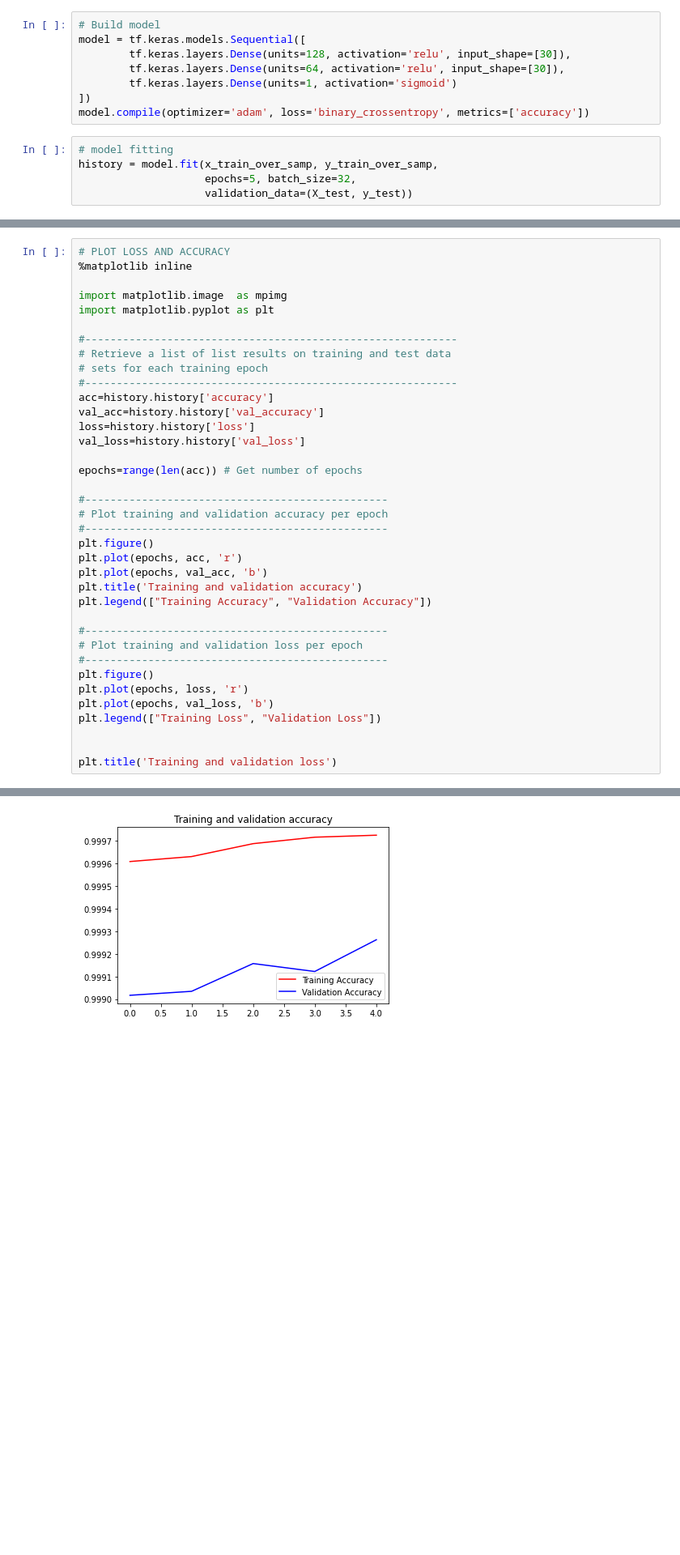
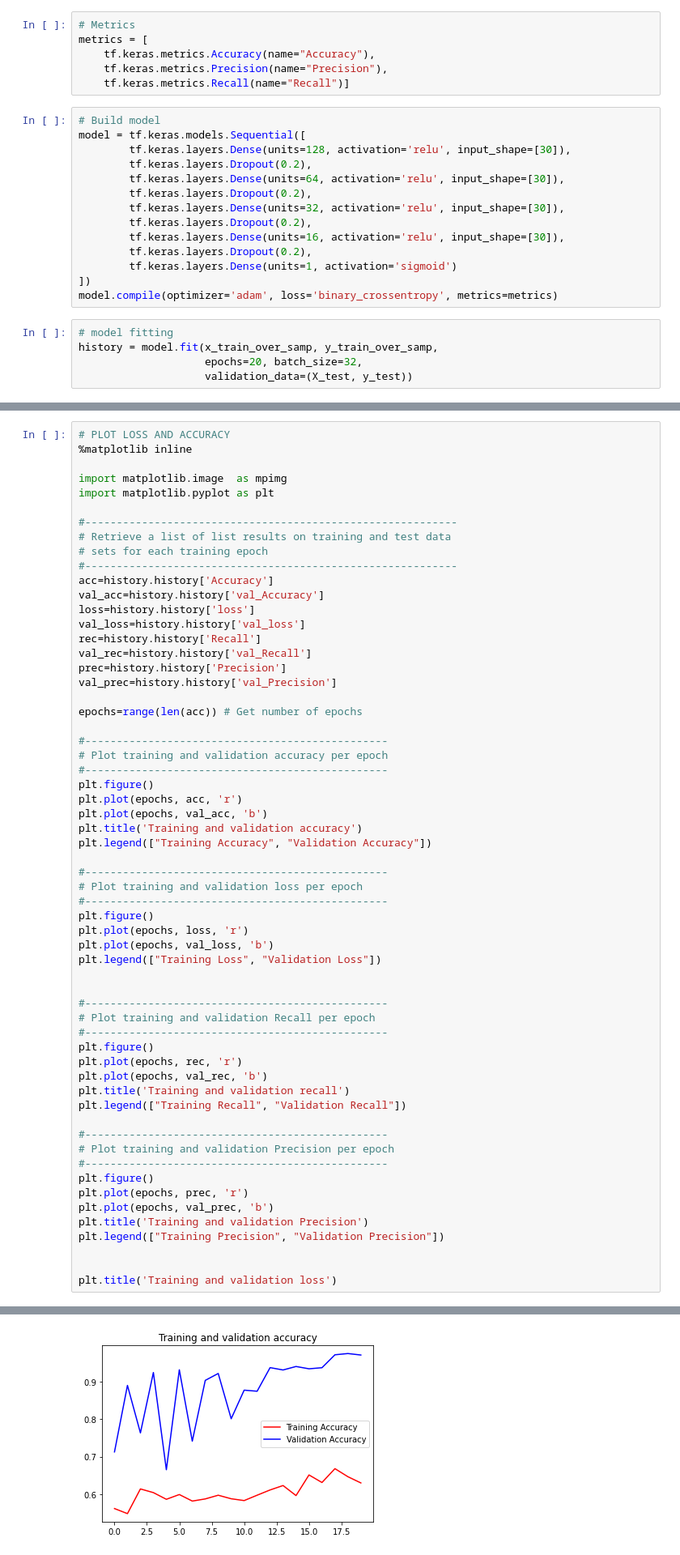
Before and after one commit to tom-fougere/kaggle-creditcardfraud, a Jupyter notebook: Credit card fraud detection.ipynb, the cells around one changed output, grey strips where cells are left out. Shown at 81% size. Saved outputs shown, nothing was run; the diff lists cells and outputs as text; blank space fills up the shorter version.

Commit message:
Improve the model

```diff
--- a/Credit card fraud detection.ipynb
+++ b/Credit card fraud detection.ipynb
@@ -83,15 +86,27 @@ plt.hist(y_train_over_samp)
+# %%
+# Metrics
+metrics = [
+    tf.keras.metrics.Accuracy(name="Accuracy"),
+    tf.keras.metrics.Precision(name="Precision"),
+    tf.keras.metrics.Recall(name="Recall")]
 # %%
 # Build model
 model = tf.keras.models.Sequential([
         tf.keras.layers.Dense(units=128, activation='relu', input_shape=[30]),
+        tf.keras.layers.Dropout(0.2),
         tf.keras.layers.Dense(units=64, activation='relu', input_shape=[30]),
+        tf.keras.layers.Dropout(0.2),
+        tf.keras.layers.Dense(units=32, activation='relu', input_shape=[30]),
+        tf.keras.layers.Dropout(0.2),
+        tf.keras.layers.Dense(units=16, activation='relu', input_shape=[30]),
+        tf.keras.layers.Dropout(0.2),
         tf.keras.layers.Dense(units=1, activation='sigmoid')
 ])
-model.compile(optimizer='adam', loss='binary_crossentropy', metrics=['accuracy'])
+model.compile(optimizer='adam', loss='binary_crossentropy', metrics=metrics)
 # %%
 # model fitting
 history = model.fit(x_train_over_samp, y_train_over_samp,
-                    epochs=5, batch_size=32,
+                    epochs=20, batch_size=32,
                     validation_data=(X_test, y_test))
 # %% [output]
 Train on 454882 samples, validate on 56962 samples
@@ -137,33 +158,56 @@ import matplotlib.pyplot as plt
 #-----------------------------------------------------------
 # Retrieve a list of list results on training and test data
 # sets for each training epoch
 #-----------------------------------------------------------
-acc=history.history['accuracy']
-val_acc=history.history['val_accuracy']
+acc=history.history['Accuracy']
+val_acc=history.history['val_Accuracy']
 loss=history.history['loss']
 val_loss=history.history['val_loss']
+rec=history.history['Recall']
+val_rec=history.history['val_Recall']
+prec=history.history['Precision']
+val_prec=history.history['val_Precision']
 
 epochs=range(len(acc)) # Get number of epochs
 
 #------------------------------------------------
 # Plot training and validation accuracy per epoch
 #------------------------------------------------
 plt.figure()
 plt.plot(epochs, acc, 'r')
 plt.plot(epochs, val_acc, 'b')
 plt.title('Training and validation accuracy')
 plt.legend(["Training Accuracy", "Validation Accuracy"])
 
 #------------------------------------------------
 # Plot training and validation loss per epoch
 #------------------------------------------------
 plt.figure()
 plt.plot(epochs, loss, 'r')
 plt.plot(epochs, val_loss, 'b')
 plt.legend(["Training Loss", "Validation Loss"])
 
 
+#------------------------------------------------
+# Plot training and validation Recall per epoch
+#------------------------------------------------
+plt.figure()
+plt.plot(epochs, rec, 'r')
+plt.plot(epochs, val_rec, 'b')
+plt.title('Training and validation recall')
+plt.legend(["Training Recall", "Validation Recall"])
+
+#------------------------------------------------
+# Plot training and validation Precision per epoch
+#------------------------------------------------
+plt.figure()
+plt.plot(epochs, prec, 'r')
+plt.plot(epochs, val_prec, 'b')
+plt.title('Training and validation Precision')
+plt.legend(["Training Precision", "Validation Precision"])
+
+
 plt.title('Training and validation loss')
 # %% [output]
 Text(0.5, 1.0, 'Training and validation loss')
-[figure, old version]
+[figure, new version]
```
Also changed, not shown: parts of 9 cells of this notebook.
